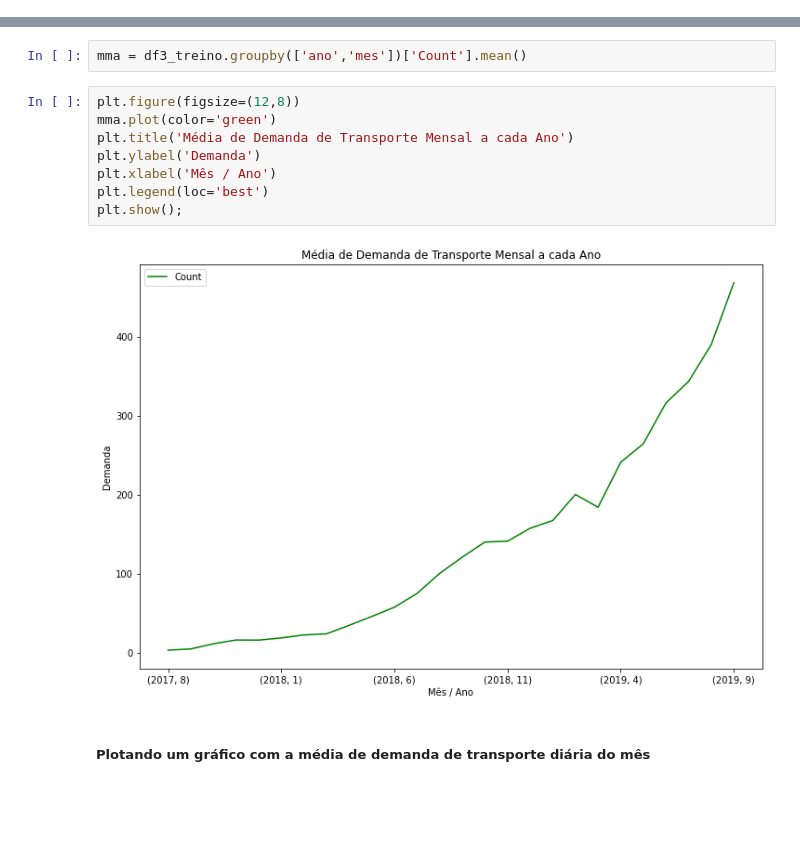
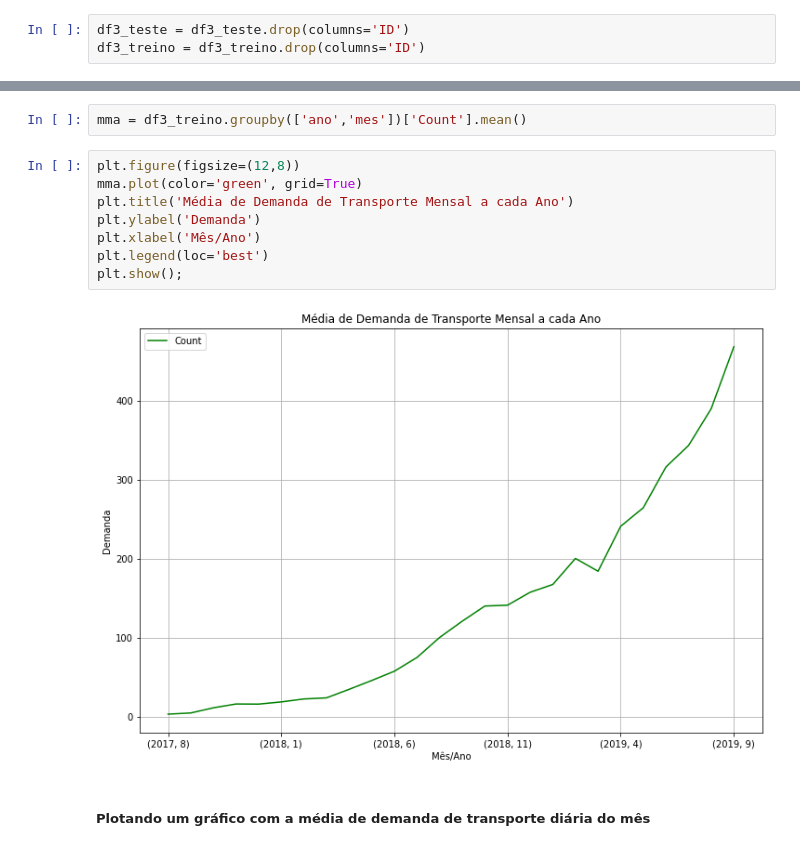
Before and after one commit to RicardoPaganini/HappyMoonVC, a Jupyter notebook: Happy-Moon-VC.ipynb, the cells around one changed output, grey strips where cells are left out. Drawn from its saved outputs; the diff is of its cells as text; blank space fills up the shorter version.

```diff
--- a/Happy-Moon-VC.ipynb
+++ b/Happy-Moon-VC.ipynb
@@ -106,3 +109,6 @@ df3_teste.head(3)
+# %%
+df3_teste = df3_teste.drop(columns='ID')
+df3_treino = df3_treino.drop(columns='ID')
 # %% [markdown]
 ## 3.0.1 -  Trabalhando com o Dataset de Treino
 # %% [markdown]
@@ -164,14 +171,14 @@ Pode-se observar um pico no mês de Agosto
 mma = df3_treino.groupby(['ano','mes'])['Count'].mean()
 # %%
 plt.figure(figsize=(12,8))
-mma.plot(color='green')
+mma.plot(color='green', grid=True)
 plt.title('Média de Demanda de Transporte Mensal a cada Ano')
 plt.ylabel('Demanda')
-plt.xlabel('Mês / Ano')
+plt.xlabel('Mês/Ano')
 plt.legend(loc='best')
 plt.show();
 # %% [output]
-[figure, old version]
+[figure, new version]
 # %% [markdown]
 ##### Plotando um gráfico com a média de demanda de transporte diária do mês
 # %%
```
Also changed, not shown: parts of 22 cells of this notebook.
